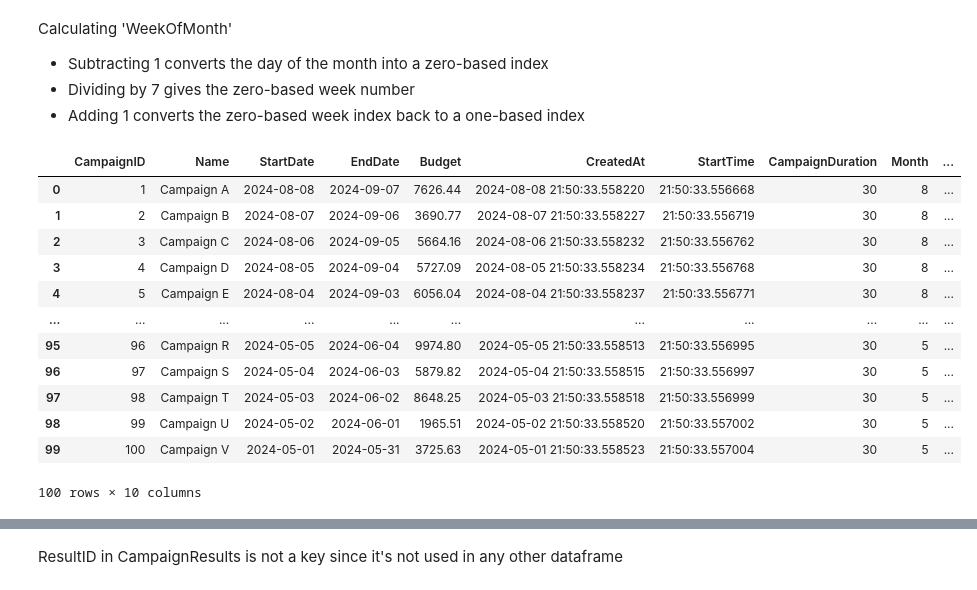
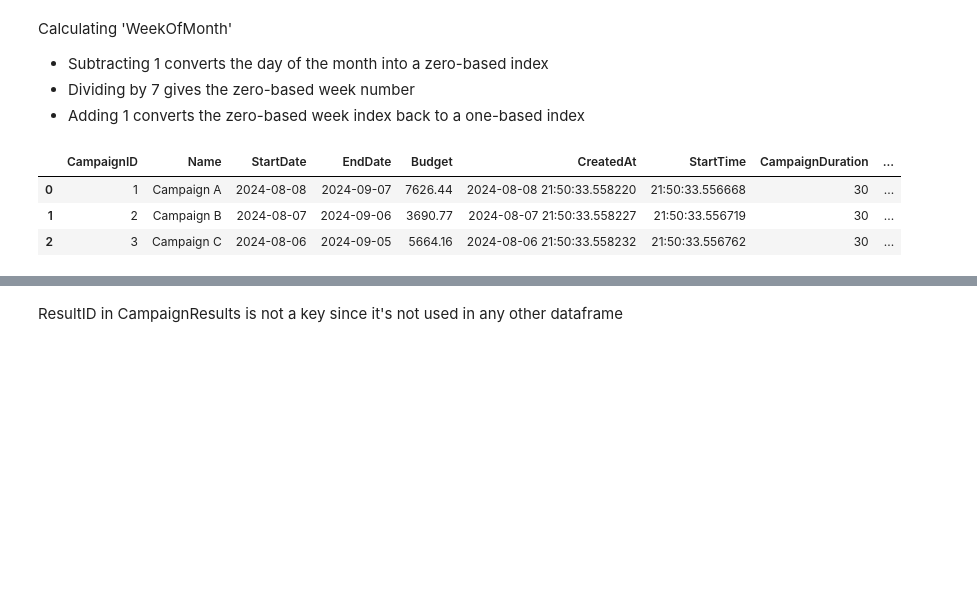
Before and after one commit to ilaydabekircan/VB_Assignment_DS, a Jupyter notebook: DataIngestion.ipynb, the cells around one changed output, grey strips where cells are left out. Saved outputs shown, nothing was run; the diff lists cells and outputs as text; code cells hidden in the pictures; blank space fills up the shorter version.

```diff
--- a/DataIngestion.ipynb
+++ b/DataIngestion.ipynb
@@ -420,24 +414,15 @@ Calculating 'WeekOfMonth'
 - Adding 1 converts the zero-based week index back to a one-based index
 # %%
 # there might be seasonal effects on campaigns
-MarketingCampaigns['Month'] = MarketingCampaigns['StartDate'].dt.month
-MarketingCampaigns['WeekOfMonth'] = (MarketingCampaigns['StartDate'].dt.day - 1) // 7 + 1
+MarketingCampaigns['CampaignMonth'] = MarketingCampaigns['StartDate'].dt.month
+MarketingCampaigns['CampaignWeekOfMonth'] = (MarketingCampaigns['StartDate'].dt.day - 1) // 7 + 1
 
-MarketingCampaigns
+MarketingCampaigns.head(3)
 # %% [output]
-|  | CampaignID | Name | StartDate | EndDate | Budget | CreatedAt | StartTime | CampaignDuration | Month | ... |
-| 0 | 1 | Campaign A | 2024-08-08 | 2024-09-07 | 7626.44 | 2024-08-08 21:50:33.558220 | 21:50:33.556668 | 30 | 8 | ... |
-| 1 | 2 | Campaign B | 2024-08-07 | 2024-09-06 | 3690.77 | 2024-08-07 21:50:33.558227 | 21:50:33.556719 | 30 | 8 | ... |
-| 2 | 3 | Campaign C | 2024-08-06 | 2024-09-05 | 5664.16 | 2024-08-06 21:50:33.558232 | 21:50:33.556762 | 30 | 8 | ... |
-| 3 | 4 | Campaign D | 2024-08-05 | 2024-09-04 | 5727.09 | 2024-08-05 21:50:33.558234 | 21:50:33.556768 | 30 | 8 | ... |
-| 4 | 5 | Campaign E | 2024-08-04 | 2024-09-03 | 6056.04 | 2024-08-04 21:50:33.558237 | 21:50:33.556771 | 30 | 8 | ... |
-| ... | ... | ... | ... | ... | ... | ... | ... | ... | ... | ... |
-| 95 | 96 | Campaign R | 2024-05-05 | 2024-06-04 | 9974.80 | 2024-05-05 21:50:33.558513 | 21:50:33.556995 | 30 | 5 | ... |
-| 96 | 97 | Campaign S | 2024-05-04 | 2024-06-03 | 5879.82 | 2024-05-04 21:50:33.558515 | 21:50:33.556997 | 30 | 5 | ... |
-| 97 | 98 | Campaign T | 2024-05-03 | 2024-06-02 | 8648.25 | 2024-05-03 21:50:33.558518 | 21:50:33.556999 | 30 | 5 | ... |
-| 98 | 99 | Campaign U | 2024-05-02 | 2024-06-01 | 1965.51 | 2024-05-02 21:50:33.558520 | 21:50:33.557002 | 30 | 5 | ... |
-| 99 | 100 | Campaign V | 2024-05-01 | 2024-05-31 | 3725.63 | 2024-05-01 21:50:33.558523 | 21:50:33.557004 | 30 | 5 | ... |
+|  | CampaignID | Name | StartDate | EndDate | Budget | CreatedAt | StartTime | CampaignDuration | ... |
+| 0 | 1 | Campaign A | 2024-08-08 | 2024-09-07 | 7626.44 | 2024-08-08 21:50:33.558220 | 21:50:33.556668 | 30 | ... |
+| 1 | 2 | Campaign B | 2024-08-07 | 2024-09-06 | 3690.77 | 2024-08-07 21:50:33.558227 | 21:50:33.556719 | 30 | ... |
+| 2 | 3 | Campaign C | 2024-08-06 | 2024-09-05 | 5664.16 | 2024-08-06 21:50:33.558232 | 21:50:33.556762 | 30 | ... |
-100 rows × 10 columns
 # %%
 # All campaigns take 30 days so the duration is redundant
 MarketingCampaigns[MarketingCampaigns['CampaignDuration'] != 30]
```
Also changed, not shown: parts of 33 cells of this notebook.
